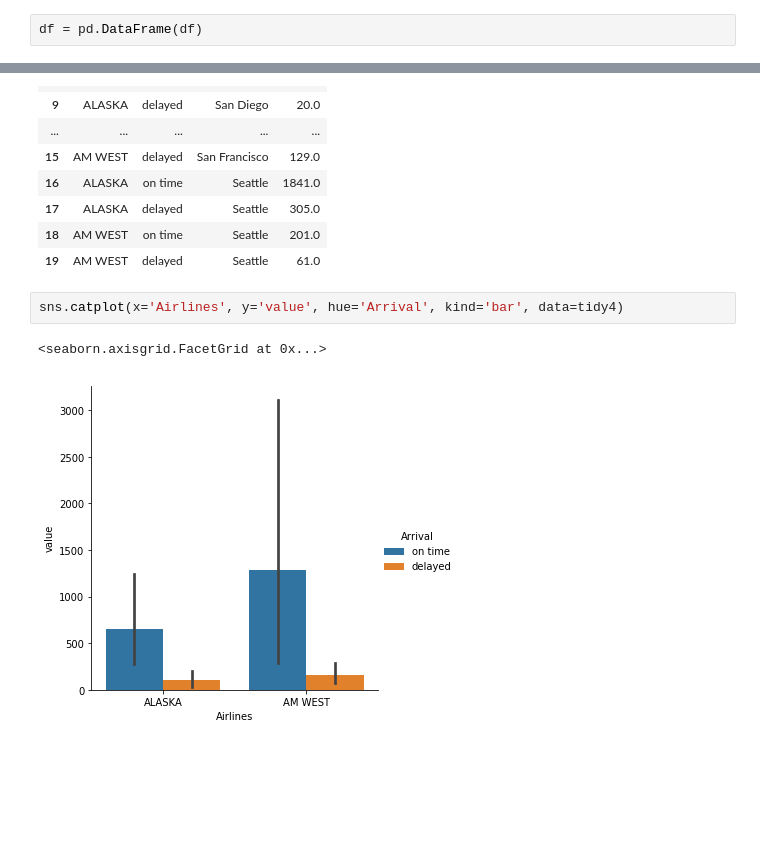
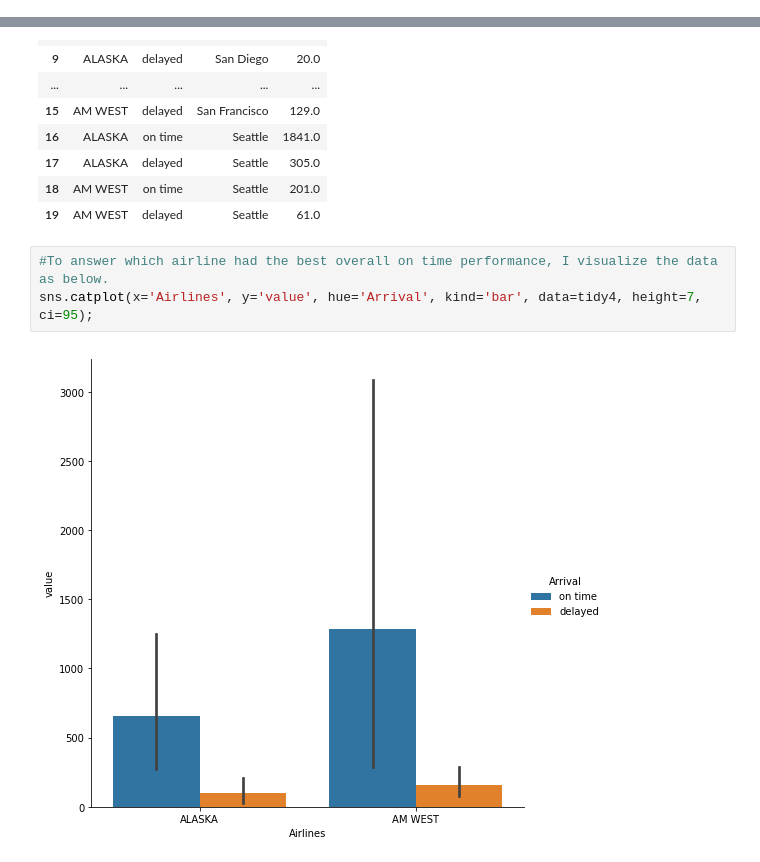
Before and after one commit to mhan1/DAV-5400, a Jupyter notebook: M_Han_W9_assn.ipynb, the cells around one changed output, grey strips where cells are left out. Drawn from its saved outputs; the diff is of its cells as text; blank space fills up the shorter version.

```diff
--- a/M_Han_W9_assn.ipynb
+++ b/M_Han_W9_assn.ipynb
@@ -36,7 +35,5 @@ df
 # %%
 df = df.drop([2])
-# %%
-df = pd.DataFrame(df)
 # %%
 #sanity check
 df
@@ -168,8 +158,8 @@ tidy4
 | 18 | AM WEST | on time | Seattle | 201.0 |
 | 19 | AM WEST | delayed | Seattle | 61.0 |
 # %%
-sns.catplot(x='Airlines', y='value', hue='Arrival', kind='bar', data=tidy4)
+#To answer which airline had the best overall on time performance, I visualize the data as below.
+sns.catplot(x='Airlines', y='value', hue='Arrival', kind='bar', data=tidy4, height=7, ci=95);
 # %% [output]
-<seaborn.axisgrid.FacetGrid at 0x...>
-[figure, old version]
+[figure, new version]
 # %% [markdown]
```
Also changed, not shown: parts of 19 cells of this notebook.
